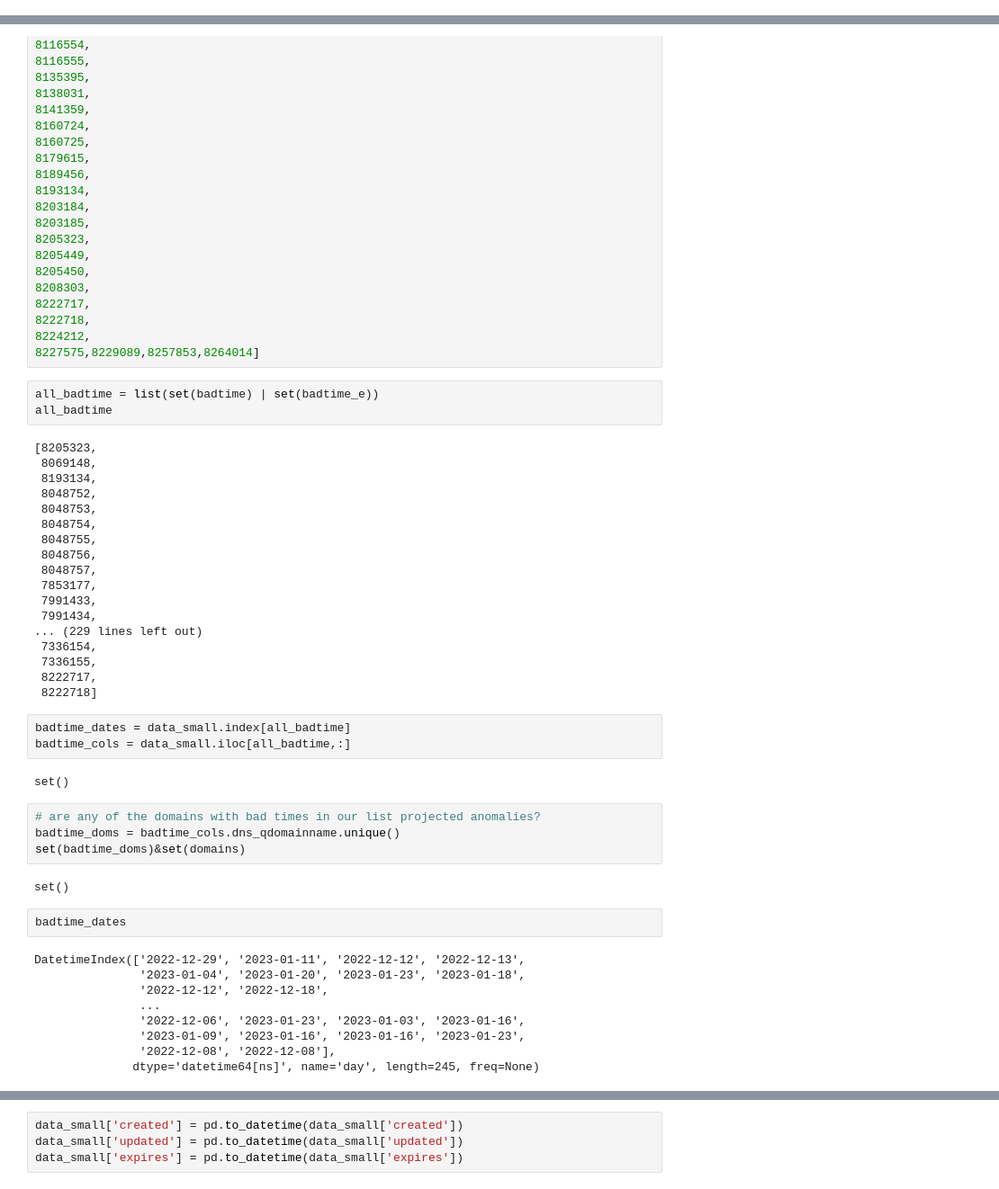
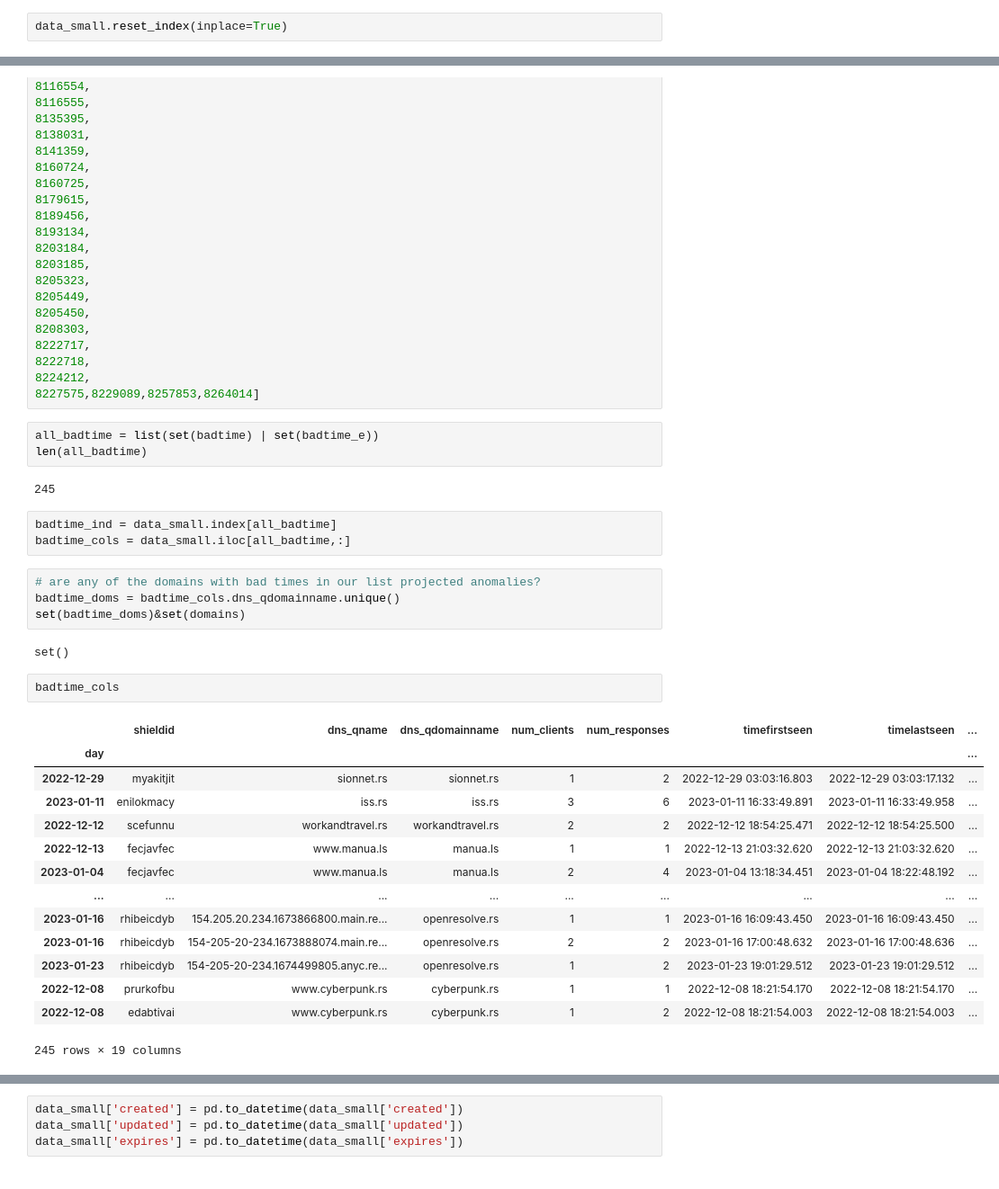
Before and after one commit to IntrusionINTZ/UniversityOfMontana_2023Spring, a Jupyter notebook: Jackson/Updated df and RF .ipynb, the cells around one changed output, grey strips where cells are left out. Shown at 90% size. Saved outputs shown, nothing was run; the diff lists cells and outputs as text.

```diff
--- a/Jackson/Updated df and RF .ipynb
+++ b/Jackson/Updated df and RF .ipynb
@@ -121,6 +96,8 @@ domains1_mal
 {'cn', 'email', 'live', 'top', 'xyz'}
 # %% [markdown]
 ### Fixing the bad data in the created, updated, expired columns
+# %%
+data_small.reset_index(inplace=True)
 # %%
 # get the indices of all bad times
 for i in range(len(data_small)):
@@ -573,44 +550,32 @@ badtime=[7017679,
 8227575,8229089,8257853,8264014]
 # %%
 all_badtime = list(set(badtime) | set(badtime_e))
-all_badtime
+len(all_badtime)
 # %% [output]
-[8205323,
- 8069148,
- 8193134,
- 8048752,
- 8048753,
- 8048754,
- 8048755,
- 8048756,
- 8048757,
- 7853177,
- 7991433,
- 7991434,
-... (229 lines left out)
- 7336154,
- 7336155,
- 8222717,
- 8222718]
+245
 # %%
-badtime_dates = data_small.index[all_badtime]
+badtime_ind = data_small.index[all_badtime]
 badtime_cols = data_small.iloc[all_badtime,:]
-# %% [output]
-set()
 # %%
 # are any of the domains with bad times in our list projected anomalies?
 badtime_doms = badtime_cols.dns_qdomainname.unique()
 set(badtime_doms)&set(domains)
 # %% [output]
 set()
-# %%
-badtime_dates
-# %% [output]
-DatetimeIndex(['2022-12-29', '2023-01-11', '2022-12-12', '2022-12-13',
-               '2023-01-04', '2023-01-20', '2023-01-23', '2023-01-18',
-               '2022-12-12', '2022-12-18',
-               ...
-               '2022-12-06', '2023-01-23', '2023-01-03', '2023-01-16',
-               '2023-01-09', '2023-01-16', '2023-01-16', '2023-01-23',
-               '2022-12-08', '2022-12-08'],
-              dtype='datetime64[ns]', name='day', length=245, freq=None)
+# %%
+badtime_cols
+# %% [output]
+|  | shieldid | dns_qname | dns_qdomainname | num_clients | num_responses | timefirstseen | timelastseen | ... |
+| day |  |  |  |  |  |  |  | ... |
+| 2022-12-29 | myakitjit | sionnet.rs | sionnet.rs | 1 | 2 | 2022-12-29 03:03:16.803 | 2022-12-29 03:03:17.132 | ... |
+| 2023-01-11 | enilokmacy | iss.rs | iss.rs | 3 | 6 | 2023-01-11 16:33:49.891 | 2023-01-11 16:33:49.958 | ... |
+| 2022-12-12 | scefunnu | workandtravel.rs | workandtravel.rs | 2 | 2 | 2022-12-12 18:54:25.471 | 2022-12-12 18:54:25.500 | ... |
+| 2022-12-13 | fecjavfec | www.manua.ls | manua.ls | 1 | 1 | 2022-12-13 21:03:32.620 | 2022-12-13 21:03:32.620 | ... |
+| 2023-01-04 | fecjavfec | www.manua.ls | manua.ls | 2 | 4 | 2023-01-04 13:18:34.451 | 2023-01-04 18:22:48.192 | ... |
+| ... | ... | ... | ... | ... | ... | ... | ... | ... |
+| 2023-01-16 | rhibeicdyb | 154.205.20.234.1673866800.main.re... | openresolve.rs | 1 | 1 | 2023-01-16 16:09:43.450 | 2023-01-16 16:09:43.450 | ... |
+| 2023-01-16 | rhibeicdyb | 154-205-20-234.1673888074.main.re... | openresolve.rs | 2 | 2 | 2023-01-16 17:00:48.632 | 2023-01-16 17:00:48.636 | ... |
+| 2023-01-23 | rhibeicdyb | 154-205-20-234.1674499805.anyc.re... | openresolve.rs | 1 | 2 | 2023-01-23 19:01:29.512 | 2023-01-23 19:01:29.512 | ... |
+| 2022-12-08 | prurkofbu | www.cyberpunk.rs | cyberpunk.rs | 1 | 1 | 2022-12-08 18:21:54.170 | 2022-12-08 18:21:54.170 | ... |
+| 2022-12-08 | edabtivai | www.cyberpunk.rs | cyberpunk.rs | 1 | 2 | 2022-12-08 18:21:54.003 | 2022-12-08 18:21:54.003 | ... |
+245 rows × 19 columns
```
Also changed, not shown: parts of 23 cells of this notebook.
